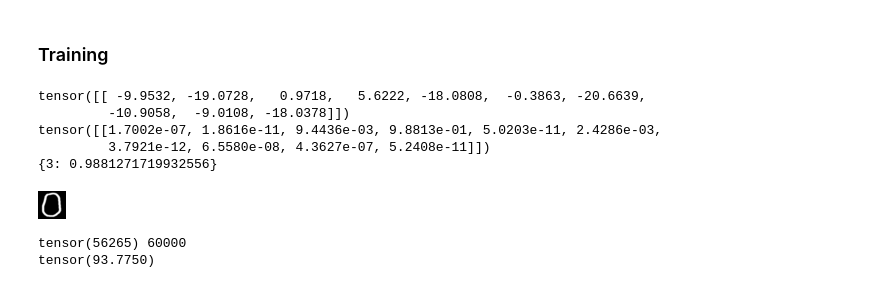
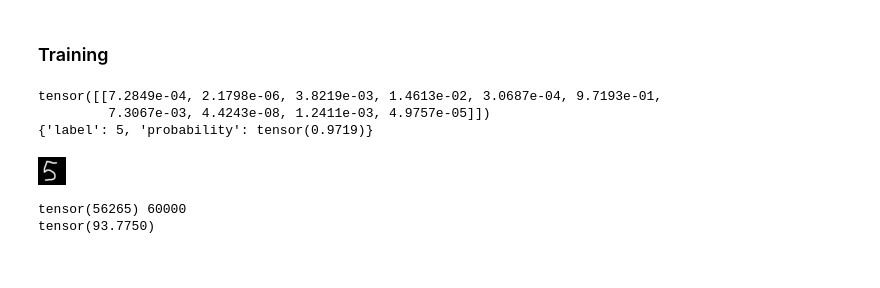
Before and after one commit to charphob/aisem22, a Jupyter notebook: resnet1.ipynb, the cells around one changed output. Saved outputs shown, nothing was run; the diff lists cells and outputs as text; code cells hidden in the pictures.

```diff
--- a/resnet1.ipynb
+++ b/resnet1.ipynb
@@ -238,8 +235,7 @@ def inference(input_image):
     with torch.no_grad():
         output = model(input_batch)
     # The output has unnormalized scores. To get probabilities, you can run a softmax on it.
-    print(output[0])
-    probabilities = torch.nn.functional.softmax(output[0], dim=1)
+    probabilities = output[1]
     print(probabilities)
 
     # Read the categories
@@ -247,54 +243,47 @@ def inference(input_image):
     #     categories = [s.strip() for s in f.readlines()]
     # Show top categories per image
     categories = [0,1,2,3,4,5,6,7,8,9]
-    top5_prob, top5_catid = torch.topk(probabilities, 1)
-    result = {}
+    prob, catid = torch.topk(probabilities, 1)
+    result = {"label":categories[catid],"probability":prob[0][0]}
 
-    for i in range(top5_prob.size(0)):
-        result[categories[top5_catid[i]]] = top5_prob[i].item()
+    # for i in range(prob.size(0)):
+    #     result[categories[catid[i]]] = prob[i].item()
     return result
 # %%
-image = Image.open("data/images/zero.png")
+image = Image.open("data/images/5.png")
 # print(inference(image))
 
-# Load the MNIST dataset
-
-# # Extract a sample image
-# sample_image, sample_label = test_dataset[0]
+# sample_image, sample_label = test_dataset[2000]
 
 # # Print the shape of the sample image
 # print("Shape of the sample image:", sample_image.shape)
 
 # # Print the label of the sample image
 # print("Label of the sample image:", sample_label)
 
 # plt.imshow(sample_image[0], cmap='gray')
 # plt.show()
-
-# print(sample_image[0])
 
 # to_pil_img = transforms.ToPILImage()
 # img = to_pil_img(sample_image)
 # inference(img)
 
 # Define the transform
 resize_transform = transforms.Compose([
         transforms.Resize((28,28)),
         transforms.Grayscale(),
         transforms.RandomInvert(1)
     ])
 
 # Apply the transform to the image
 resized_image = resize_transform(image)
 print(inference(resized_image))
 resized_image
 # %% [output]
-tensor([[ -9.9532, -19.0728,   0.9718,   5.6222, -18.0808,  -0.3863, -20.6639,
-         -10.9058,  -9.0108, -18.0378]])
-tensor([[1.7002e-07, 1.8616e-11, 9.4436e-03, 9.8813e-01, 5.0203e-11, 2.4286e-03,
-         3.7921e-12, 6.5580e-08, 4.3627e-07, 5.2408e-11]])
-{3: 0.9881271719932556}
+tensor([[7.2849e-04, 2.1798e-06, 3.8219e-03, 1.4613e-02, 3.0687e-04, 9.7193e-01,
+         7.3067e-03, 4.4243e-08, 1.2411e-03, 4.9757e-05]])
+{'label': 5, 'probability': tensor(0.9719)}
-[figure, old version]
+[figure, new version]
 # %%
 correct_pred, num_examples = 0, 0
 true_lables, pred_labels = [],[]
```
Also changed, not shown: parts of 3 cells of this notebook, 4 other files.
